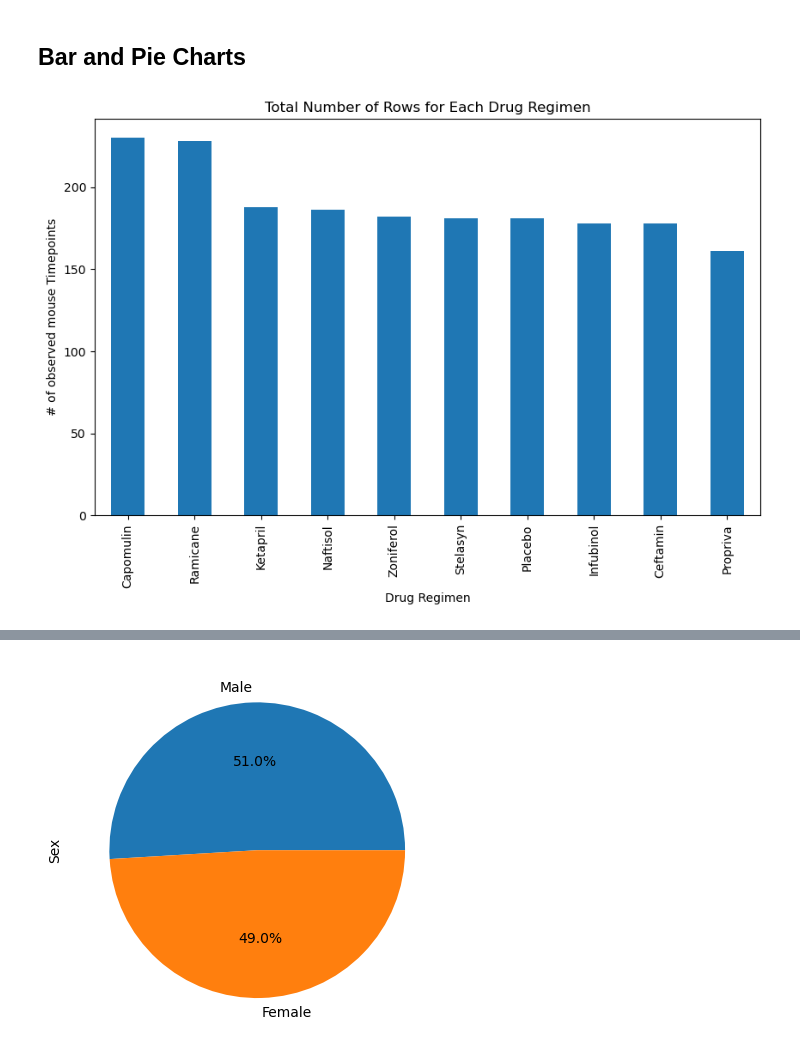
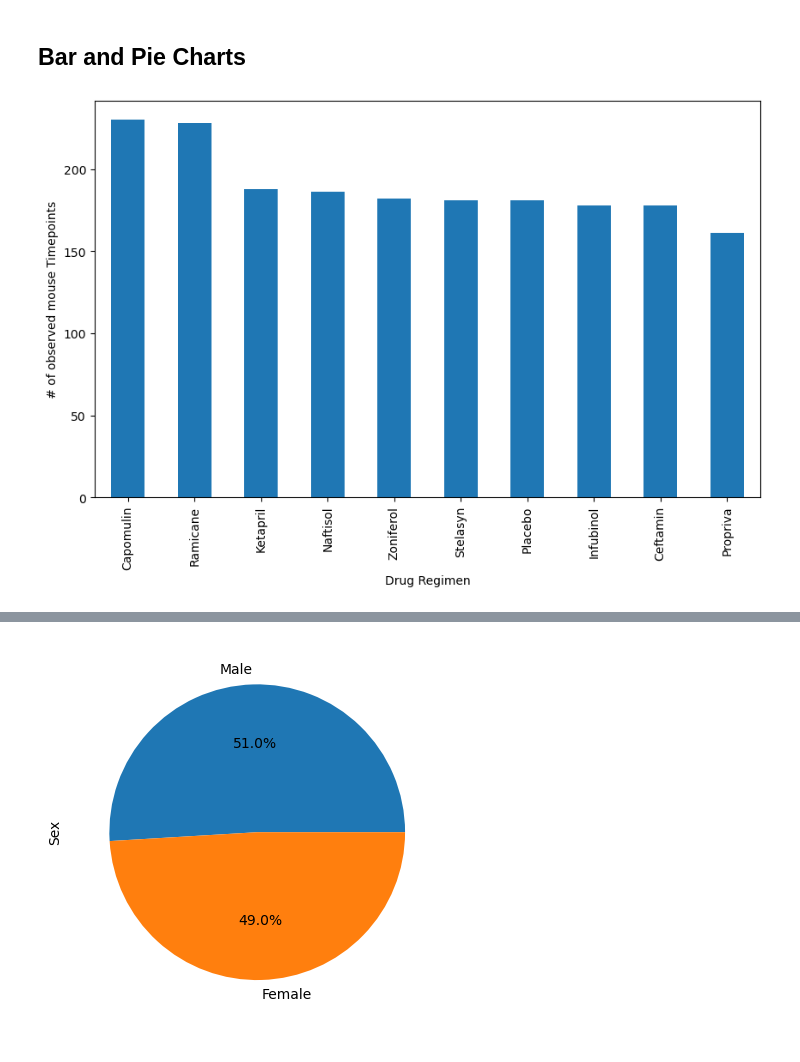
Before and after one commit to pannann/Module-5-Challenge, a Jupyter notebook: Pymaceuticals/pymaceuticals_starter.ipynb, the cells around one changed output, grey strips where cells are left out. Cells and saved outputs as stored; diff of their text form; code cells hidden in the pictures.

```diff
--- a/Pymaceuticals/pymaceuticals_starter.ipynb
+++ b/Pymaceuticals/pymaceuticals_starter.ipynb
@@ -165,13 +165,12 @@ summary_statistics
 # %%
 # Generate a bar plot showing the total number of rows (Mouse ID/Timepoints) for each drug regimen using Pandas.
 drug_regimen_counts = combined_data['Drug Regimen'].value_counts()
 drug_regimen_counts.plot(kind='bar', figsize=(10, 6))
 plt.xlabel('Drug Regimen')
 plt.ylabel('# of observed mouse Timepoints')
-plt.title('Total Number of Rows for Each Drug Regimen')
 plt.show()
 # %% [output]
-[figure, old version]
+[figure, new version]
 # %%
 # Generate a bar plot showing the total number of rows (Mouse ID/Timepoints) for each drug regimen using pyplot.
 drug_regimen_counts = combined_data['Drug Regimen'].value_counts()
```
Also changed, not shown: parts of 2 cells of this notebook.
